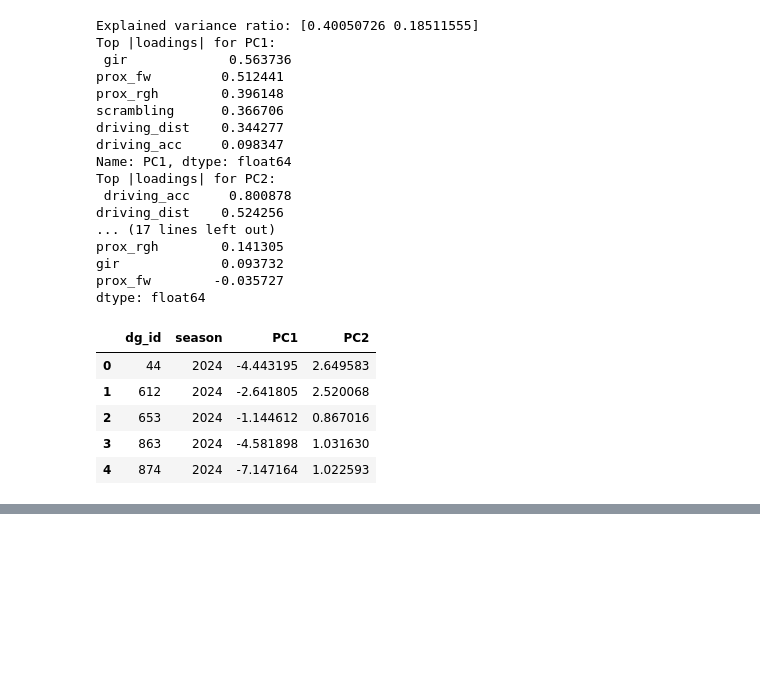
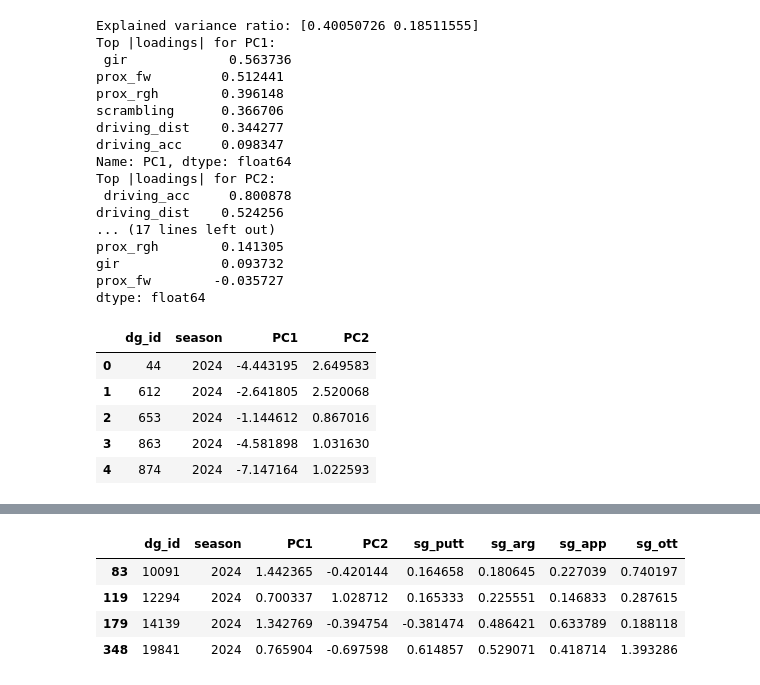
Before and after one commit to vetherton/COS497IW, a Jupyter notebook: PCA.ipynb, the cells around one changed output, grey strips where cells are left out. Saved outputs shown, nothing was run; the diff lists cells and outputs as text; code cells hidden in the pictures; blank space fills up the shorter version.

```diff
--- a/PCA.ipynb
+++ b/PCA.ipynb
@@ -186,2 +185,14 @@ out.head()
 # %%
 out.to_csv('PCA_output.csv', index=False)
+# %%
+dg_ids = [10091, 12294, 14139, 19841]
+
+highlighted_players = ["DeChambeau, Bryson", "McIlroy, Rory", "Fleetwood, Tommy", "Thomas, Justin"]
+
+out[out["dg_id"].isin(dg_ids)]
+# %% [output]
+|  | dg_id | season | PC1 | PC2 | sg_putt | sg_arg | sg_app | sg_ott |
+| 83 | 10091 | 2024 | 1.442365 | -0.420144 | 0.164658 | 0.180645 | 0.227039 | 0.740197 |
+| 119 | 12294 | 2024 | 0.700337 | 1.028712 | 0.165333 | 0.225551 | 0.146833 | 0.287615 |
+| 179 | 14139 | 2024 | 1.342769 | -0.394754 | -0.381474 | 0.486421 | 0.633789 | 0.188118 |
+| 348 | 19841 | 2024 | 0.765904 | -0.697598 | 0.614857 | 0.529071 | 0.418714 | 1.393286 |
```
Also changed, not shown: parts of 5 cells of this notebook, 2 other files.
